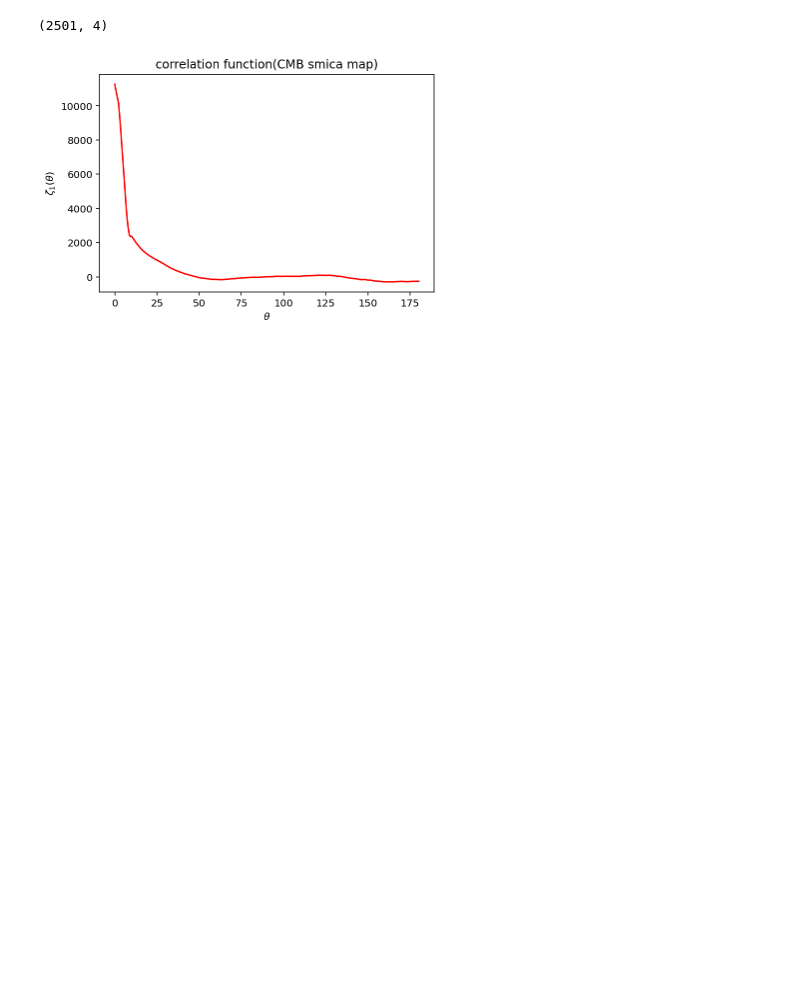
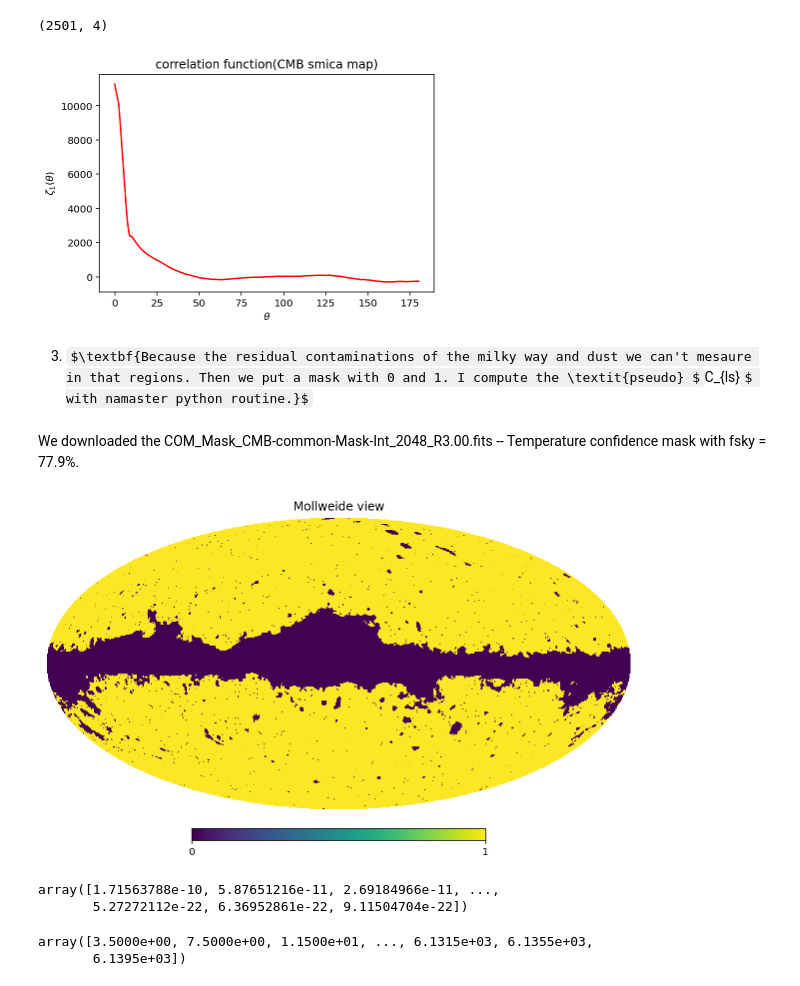
Before and after one commit to Augustocmb/cmblss, a Jupyter notebook: code/cmblss-main/correlation-function.ipynb, the cells around one changed output. Cells and saved outputs as stored; diff of their text form; code cells hidden in the pictures; some formulas as TeX source; blank space fills up the shorter version.

Commit message:
I computed the correlation function for the pseudo Dl of a cut sky

```diff
--- a/code/cmblss-main/correlation-function.ipynb
+++ b/code/cmblss-main/correlation-function.ipynb
@@ -132,3 +132,5 @@ plt.title('correlation function(CMB smica map)')
 plt.show()
 # %% [output]
 [figure]
+# %% [markdown]
+3. $\textbf{Because the residual contaminations of the milky way and dust we can't mesaure in that regions. Then we put a mask with 0 and 1. I compute the \textit{pseudo} $C_{ls}$ with namaster python routine.}$
@@ -134,0 +140,9 @@ plt.show()
+# %% [markdown]
+We downloaded the COM_Mask_CMB-common-Mask-Int_2048_R3.00.fits -- Temperature confidence mask with fsky = 77.9%.
+# %%
+mask=hp.read_map('/home/augusto/cmblss/data/COM_Mask_CMB-common-Mask-Int_2048_R3.00.fits')
+# %%
+hp.mollview(mask)
+plt.show()
+# %% [output]
+[figure, added]
@@ -134,0 +164,16 @@ plt.show()
+# %%
+# Shape of the pseudo Cls
+cl_00.shape
+cl_00[0]
+# %% [output]
+array([1.71563788e-10, 5.87651216e-11, 2.69184966e-11, ...,
+       5.27272112e-22, 6.36952861e-22, 9.11504704e-22])
+# %%
+#Returns an array with the effective multipole associated to each bandpower.
+#These are computed as a weighted average of the multipoles within each bandpower.
+el = b.get_effective_ells()
+el.shape
+el
+# %% [output]
+array([3.5000e+00, 7.5000e+00, 1.1500e+01, ..., 6.1315e+03, 6.1355e+03,
+       6.1395e+03])
```
Also changed, not shown: parts of 22 cells of this notebook.
